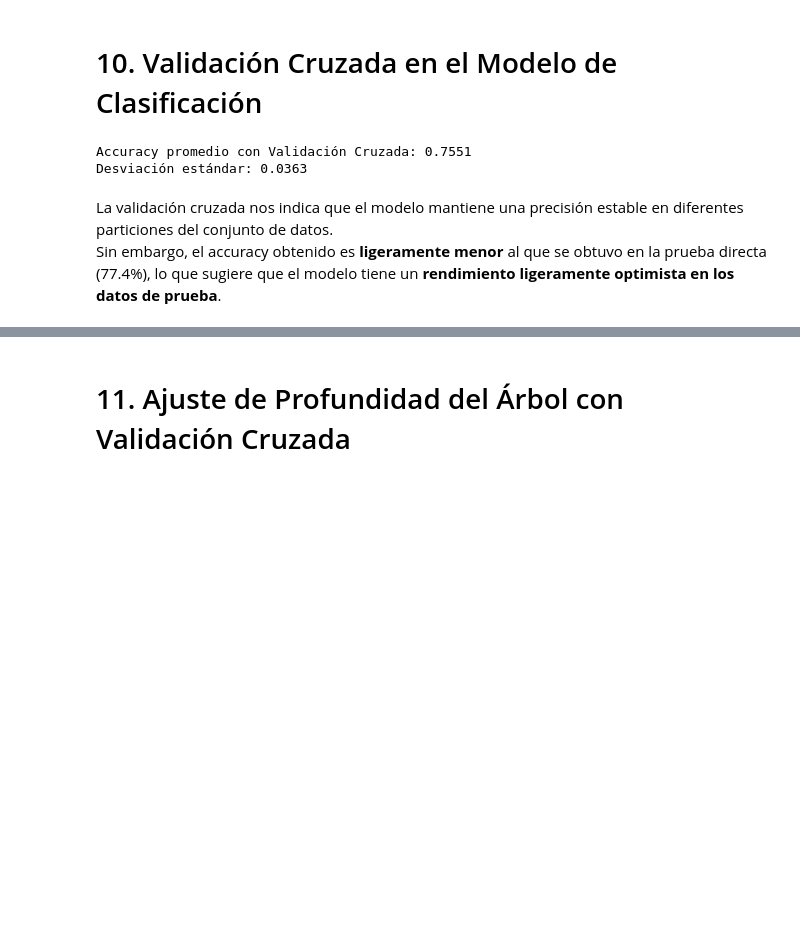
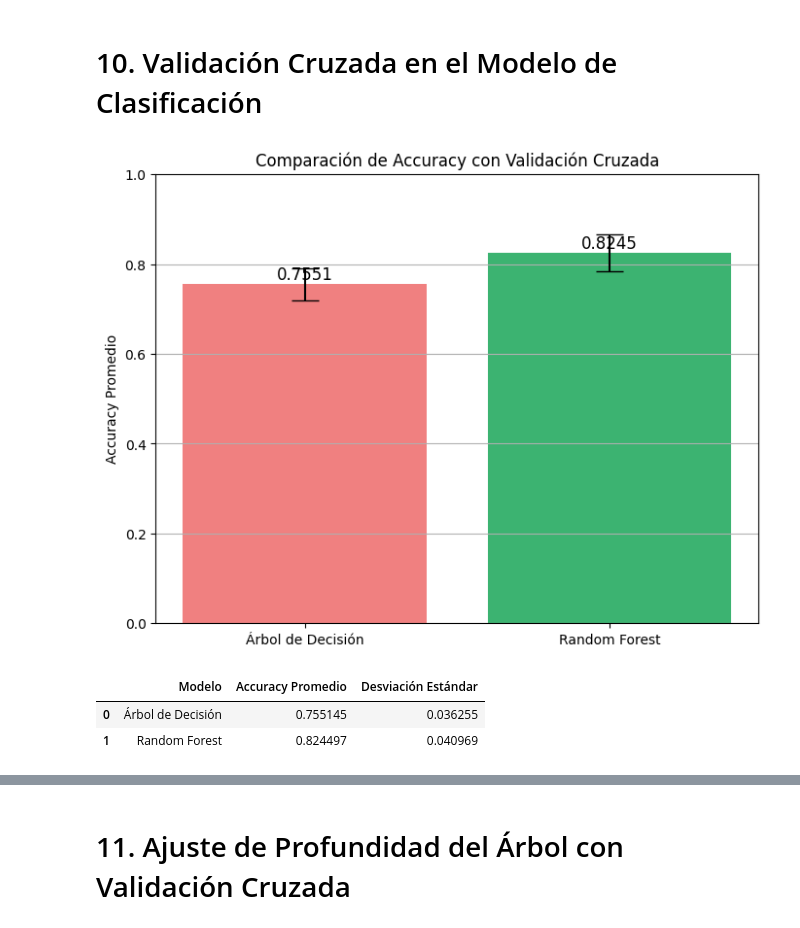
Before and after one commit to Gxrco/HT4-PRY2, a Jupyter notebook: decision_tree_analysis.ipynb, the cells around one changed output, grey strips where cells are left out. Drawn from its saved outputs; the diff is of its cells as text; code cells hidden in the pictures; blank space fills up the shorter version.

Commit message:
feat: add detailed analysis to cross validation to find out accuracy between models

```diff
--- a/decision_tree_analysis.ipynb
+++ b/decision_tree_analysis.ipynb
@@ -437,16 +437,42 @@ plt.show()
 - **Podría mejorarse la separación entre categorías económicas y caras**, tal vez ajustando la segmentación de precios o incorporando nuevas variables relevantes.
 # %% [markdown]
 # 10. Validación Cruzada en el Modelo de Clasificación
-# %%
-
-clf_cv = DecisionTreeClassifier(max_depth=5, random_state=42)
-cv_scores = cross_val_score(clf_cv, X_clf_train, y_clf_train, cv=5, scoring='accuracy')
-
-print(f"Accuracy promedio con Validación Cruzada: {cv_scores.mean():.4f}")
-print(f"Desviación estándar: {cv_scores.std():.4f}")
-# %% [output]
-Accuracy promedio con Validación Cruzada: 0.7551
-Desviación estándar: 0.0363
-# %% [markdown]
-La validación cruzada nos indica que el modelo mantiene una precisión estable en diferentes particiones del conjunto de datos.
-Sin embargo, el accuracy obtenido es **ligeramente menor** al que se obtuvo en la prueba directa (77.4%), lo que sugiere que el modelo tiene un **rendimiento ligeramente optimista en los datos de prueba**.
+# %%
+modelos = {
+    'Árbol de Decisión': DecisionTreeClassifier(max_depth=5, random_state=42),
+    'Random Forest': RandomForestClassifier(n_estimators=100, max_depth=5, random_state=42)
+}
+
+cv_results = {nombre: cross_val_score(modelo, X_clf_train, y_clf_train, cv=5, scoring='accuracy')
+              for nombre, modelo in modelos.items()}
+
+cv_df = pd.DataFrame({
+    'Modelo': list(cv_results.keys()),
+    'Accuracy Promedio': [scores.mean() for scores in cv_results.values()],
+    'Desviación Estándar': [scores.std() for scores in cv_results.values()]
+})
+
+# Gráfica
+plt.figure(figsize=(8, 6))
+plt.bar(cv_results.keys(), [scores.mean() for scores in cv_results.values()],
+        yerr=[scores.std() for scores in cv_results.values()], capsize=10, color=['lightcoral', 'mediumseagreen'])
+plt.ylabel('Accuracy Promedio')
+plt.title('Comparación de Accuracy con Validación Cruzada')
+plt.ylim(0, 1)
+plt.grid(axis='y')
+
+for i, scores in enumerate(cv_results.values()):
+    plt.text(i, scores.mean() + 0.01, f"{scores.mean():.4f}", ha='center', fontsize=12)
+
+plt.show()
+
+display(cv_df := pd.DataFrame({
+    'Modelo': list(cv_results.keys()),
+    'Accuracy Promedio': [scores.mean() for scores in cv_results.values()],
+    'Desviación Estándar': [scores.std() for scores in cv_results.values()]
+}))
+# %% [output]
+[figure, added]
+|  | Modelo | Accuracy Promedio | Desviación Estándar |
+| 0 | Árbol de Decisión | 0.755145 | 0.036255 |
+| 1 | Random Forest | 0.824497 | 0.040969 |
```
Also changed, not shown: parts of 1 cell of this notebook.
